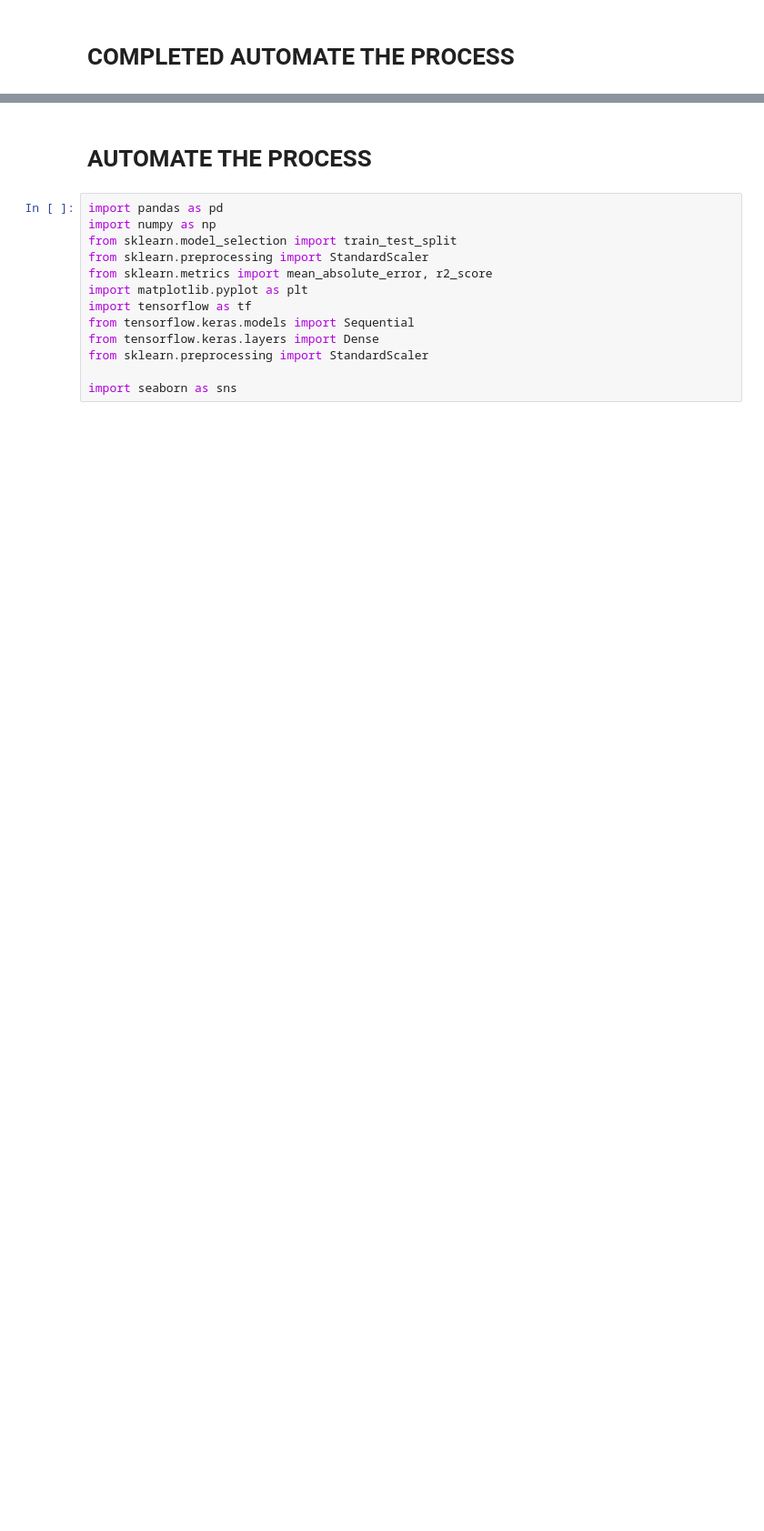
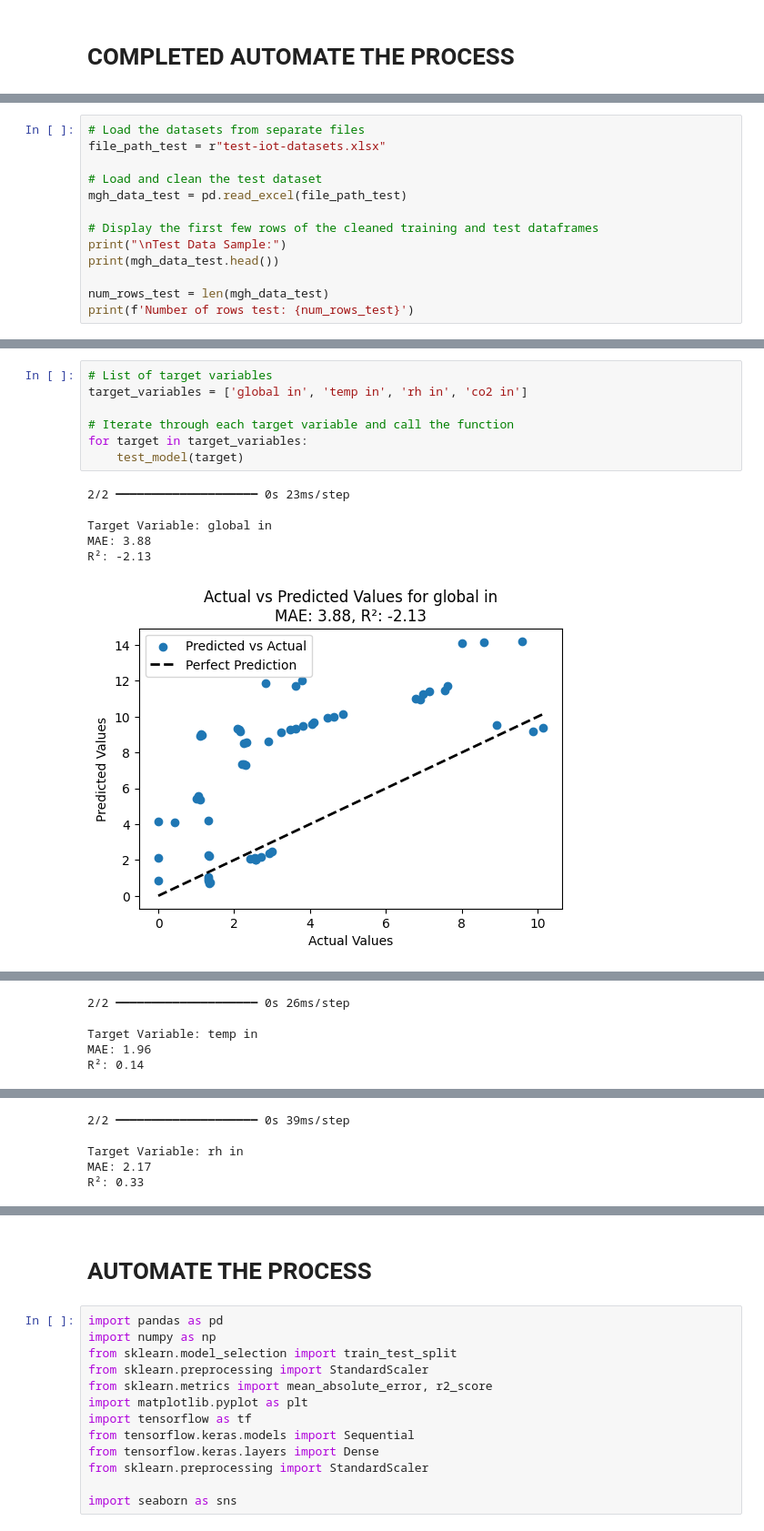
Before and after one commit to EfraimManurung/mini-greenhouse-model-train, a Jupyter notebook: main-ann-weather.ipynb, the cells around one changed output, grey strips where cells are left out. Shown at 91% size. Cells and saved outputs as stored; diff of their text form; blank space fills up the shorter version.

```diff
--- a/main-ann-weather.ipynb
+++ b/main-ann-weather.ipynb
@@ -265,0 +183,13 @@ R²: -4.86
+# %%
+# Load the datasets from separate files
+file_path_test = r"test-iot-datasets.xlsx"
+
+# Load and clean the test dataset
+mgh_data_test = pd.read_excel(file_path_test)
+
+# Display the first few rows of the cleaned training and test dataframes
+print("\nTest Data Sample:")
+print(mgh_data_test.head())
+
+num_rows_test = len(mgh_data_test)
+print(f'Number of rows test: {num_rows_test}')
@@ -265,0 +259,14 @@ R²: -4.86
+# %%
+# List of target variables
+target_variables = ['global in', 'temp in', 'rh in', 'co2 in']
+
+# Iterate through each target variable and call the function
+for target in target_variables:
+    test_model(target)
+# %% [output]
+2/2 ━━━━━━━━━━━━━━━━━━━━ 0s 23ms/step
+
+Target Variable: global in
+MAE: 3.88
+R²: -2.13
+[figure, added]
@@ -265,0 +274,5 @@ R²: -4.86
+2/2 ━━━━━━━━━━━━━━━━━━━━ 0s 26ms/step
+
+Target Variable: temp in
+MAE: 1.96
+R²: 0.14
@@ -265,0 +281,5 @@ R²: -4.86
+2/2 ━━━━━━━━━━━━━━━━━━━━ 0s 39ms/step
+
+Target Variable: rh in
+MAE: 2.17
+R²: 0.33
```
Also changed, not shown: parts of 23 cells of this notebook, 18 other files.
